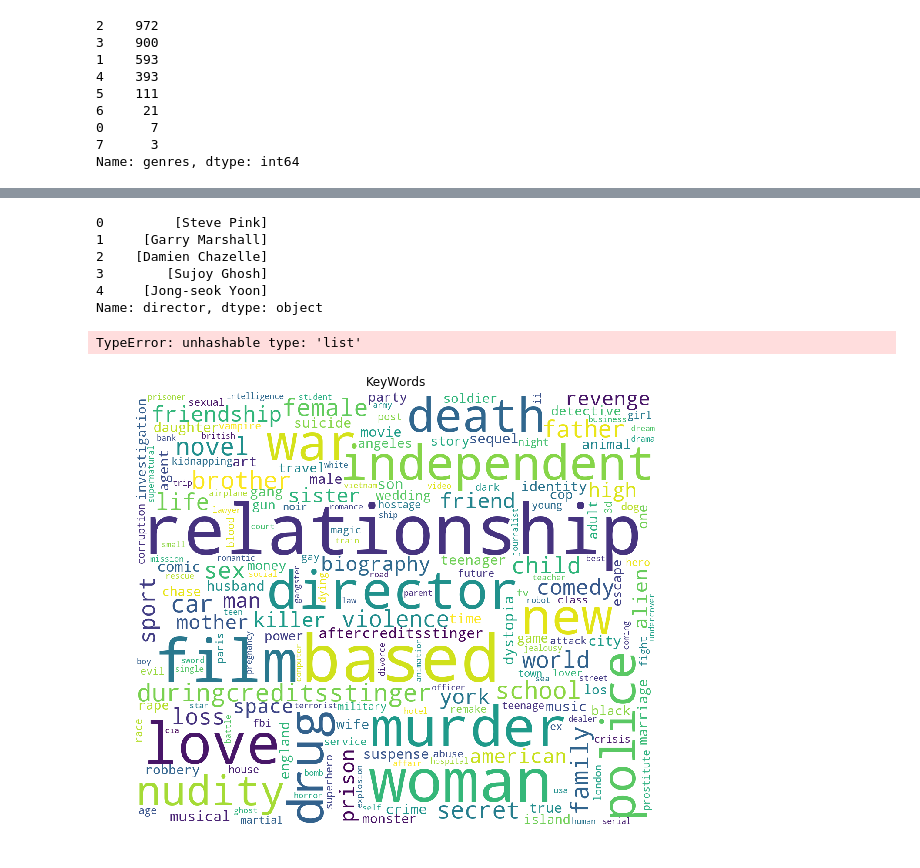
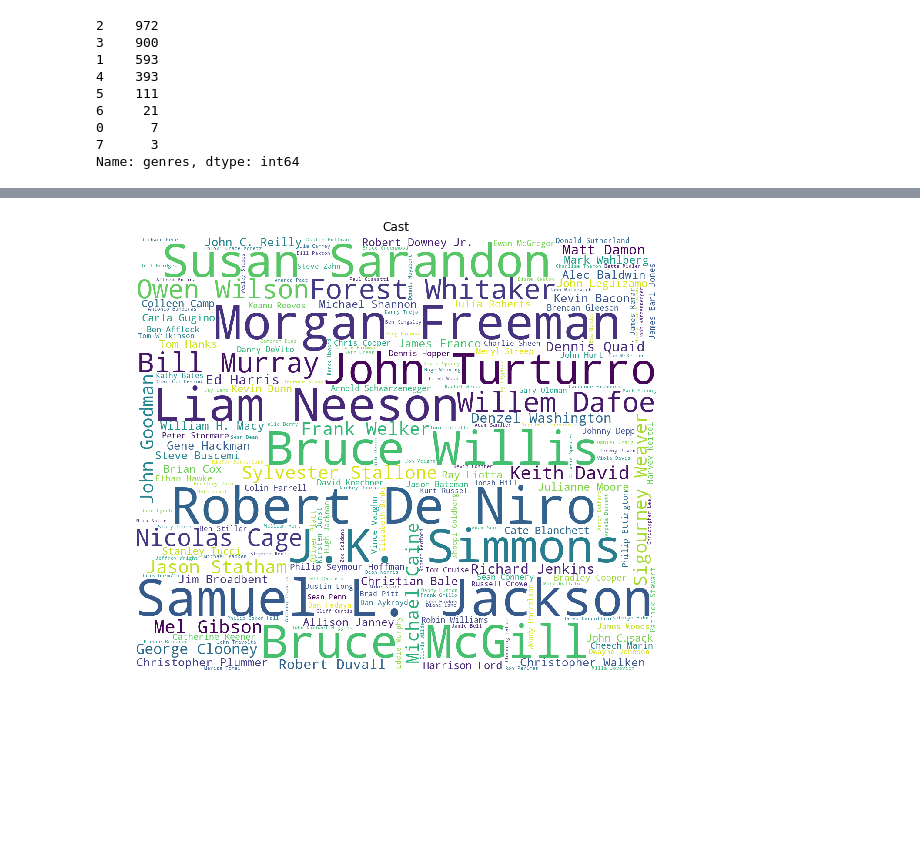
Before and after one commit to vnagapudi/W207-TMDB-Kaggle-Project, a Jupyter notebook: project_final_draft.ipynb, the cells around one changed output, grey strips where cells are left out. Drawn from its saved outputs; the diff is of its cells as text; code cells hidden in the pictures; blank space fills up the shorter version.

```diff
--- a/project_final_draft.ipynb
+++ b/project_final_draft.ipynb
@@ -195,3 +232,9 @@ Number of genres in films
 0      7
 7      3
 Name: genres, dtype: int64
+# %%
+train['director'] = train['crew'].apply(lambda x: [i['name'] for i in get_dictionary(x)
+                                                   if i['job'] == 'Director']).map(lambda x: ','.join(map(str, x)))
+
+list_of_directors = list(train['crew'].apply(lambda x: [i['name'] for i in get_dictionary(x)
+                                                   if i['job'] == 'Director']).values)
@@ -197,0 +272,8 @@ Name: genres, dtype: int64
+# %%
+train['genres_list'] = train['genres'].map(lambda x: sorted([d['name']
+                                                        for d in get_dictionary(x)])
+                                     ).map(lambda x: ','.join(map(str, x)))
+
+list_of_genres = list(train['genres'].map(lambda x: sorted([d['name']
+                                                        for d in get_dictionary(x)])
+                                     ))
@@ -198,29 +291,16 @@ Name: genres, dtype: int64
+# %%
+train['character'] = train['cast'].apply(lambda x: [i['name'] for i in get_dictionary(x)
+                                                   ]).map(lambda x: ','.join(map(str, x)))
 # %%
-train['director'] = train['crew'].apply(lambda x: [i['name'] for i in get_dictionary(x) if i['job'] == 'Director'])
+list_of_cast_names = list(train['cast'].apply(lambda x: [i['name'] for i in get_dictionary(x)] if x != {} else []).values)
-# %%
-print (train['director'][:5])
-# %% [output]
-0         [Steve Pink]
-1     [Garry Marshall]
-2    [Damien Chazelle]
-3        [Sujoy Ghosh]
-4     [Jong-seok Yoon]
-Name: director, dtype: object
-# %%
-from collections import Counter
-dir_list = train['director'].tolist()
-Counter(dir_list[:5])
-# %% [output]
-TypeError: unhashable type: 'list'
 # %%
-list_of_keywords = list(train['Keywords'].apply(lambda x: [i['name'] for i in get_dictionary(x)] if x != {} else []).values)
 plt.figure(figsize = (12, 8))
-text = ' '.join([i for j in list_of_keywords for i in j])
-wordcloud = WordCloud(max_font_size=None, background_color='white', collocations=False,
-                      width=1200, height=1000).generate(text)
+text=Counter([i for j in list_of_cast_names for i in j])
+wordcloud = WordCloud(max_font_size=None, background_color='white', collocations=True,
+                      width=1200, height=1000).generate_from_frequencies(text)
 plt.imshow(wordcloud)
-plt.title('KeyWords')
+plt.title('Cast')
 plt.axis("off")
 plt.show()
 # %% [output]
-[figure, old version]
+[figure, new version]
```
Also changed, not shown: parts of 18 cells of this notebook.
